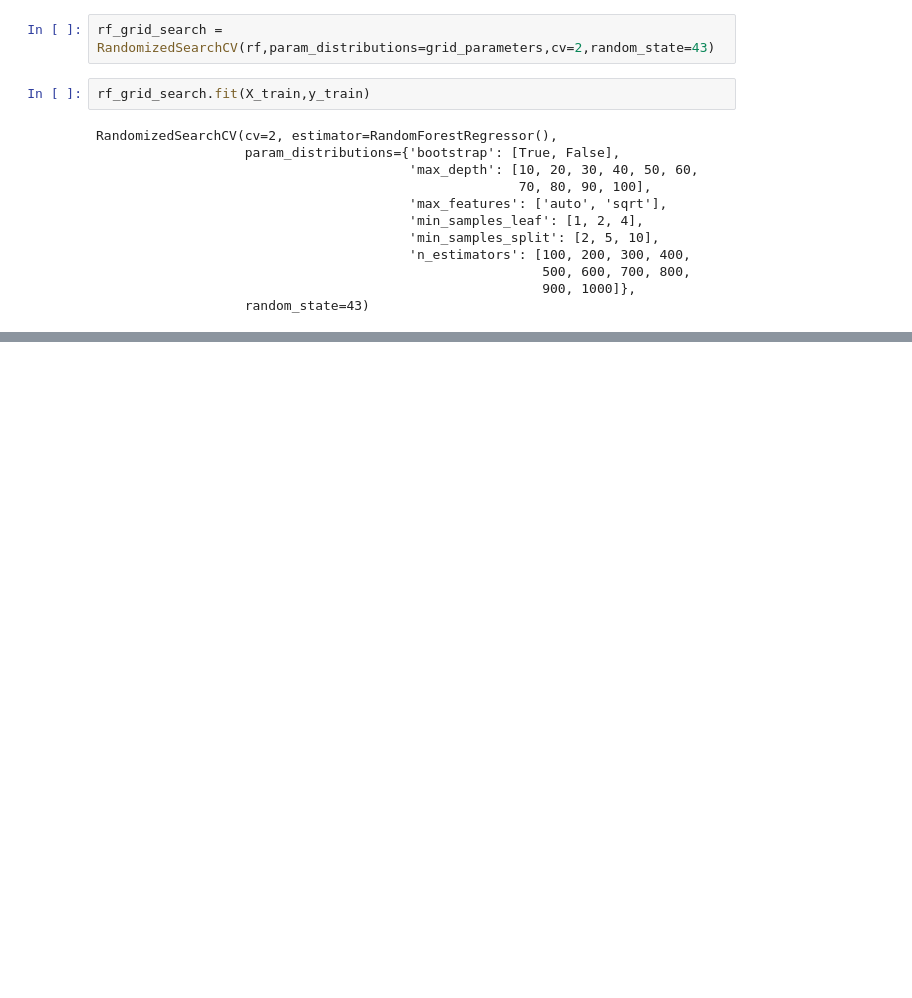
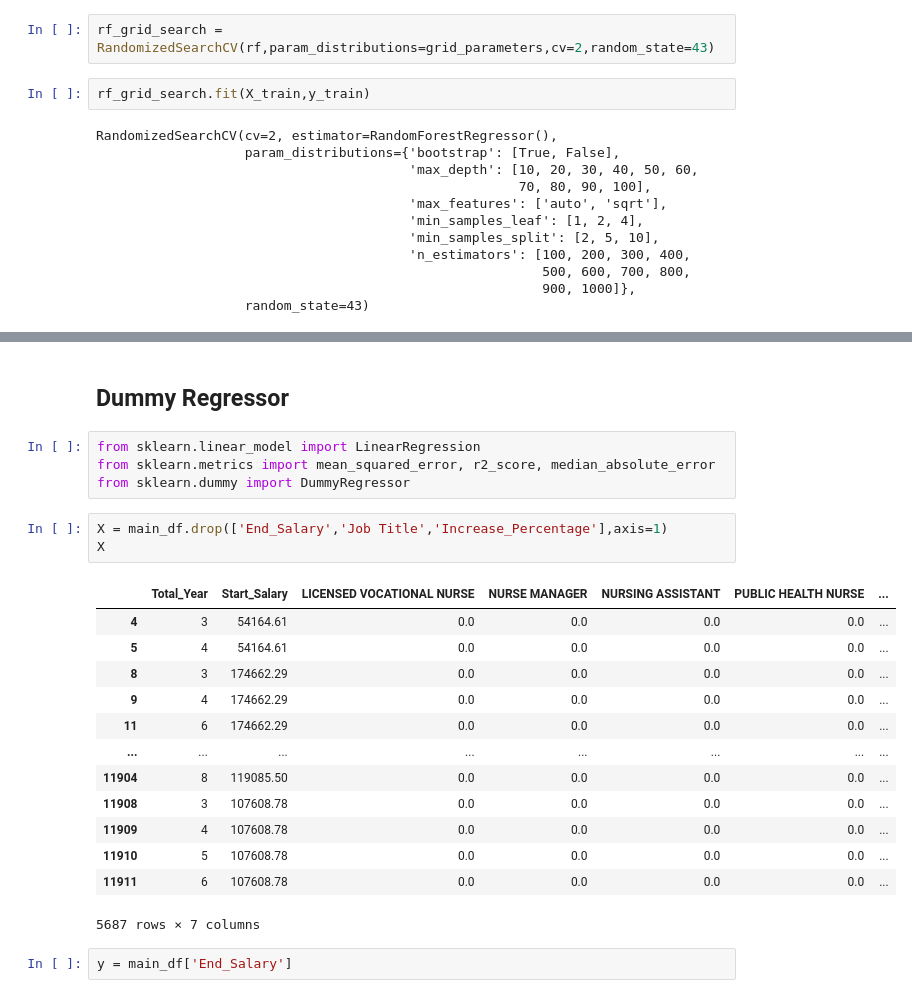
Before and after one commit to Pornpanthongdee/Capstone_project, a Jupyter notebook: notebook/salary-predict.ipynb, the cells around one changed output, grey strips where cells are left out. Drawn from its saved outputs; the diff is of its cells as text; blank space fills up the shorter version.

```diff
--- a/salary-predict.ipynb
+++ b/notebook/salary-predict.ipynb
@@ -590,0 +702,25 @@ RandomizedSearchCV(cv=2, estimator=RandomForestRegressor(),
+# %% [markdown]
+## Dummy Regressor
+# %%
+from sklearn.linear_model import LinearRegression
+from sklearn.metrics import mean_squared_error, r2_score, median_absolute_error
+from sklearn.dummy import DummyRegressor
+# %%
+X = main_df.drop(['End_Salary','Job Title','Increase_Percentage'],axis=1)
+X
+# %% [output]
+|  | Total_Year | Start_Salary | LICENSED VOCATIONAL NURSE | NURSE MANAGER | NURSING ASSISTANT | PUBLIC HEALTH NURSE | ... |
+| 4 | 3 | 54164.61 | 0.0 | 0.0 | 0.0 | 0.0 | ... |
+| 5 | 4 | 54164.61 | 0.0 | 0.0 | 0.0 | 0.0 | ... |
+| 8 | 3 | 174662.29 | 0.0 | 0.0 | 0.0 | 0.0 | ... |
+| 9 | 4 | 174662.29 | 0.0 | 0.0 | 0.0 | 0.0 | ... |
+| 11 | 6 | 174662.29 | 0.0 | 0.0 | 0.0 | 0.0 | ... |
+| ... | ... | ... | ... | ... | ... | ... | ... |
+| 11904 | 8 | 119085.50 | 0.0 | 0.0 | 0.0 | 0.0 | ... |
+| 11908 | 3 | 107608.78 | 0.0 | 0.0 | 0.0 | 0.0 | ... |
+| 11909 | 4 | 107608.78 | 0.0 | 0.0 | 0.0 | 0.0 | ... |
+| 11910 | 5 | 107608.78 | 0.0 | 0.0 | 0.0 | 0.0 | ... |
+| 11911 | 6 | 107608.78 | 0.0 | 0.0 | 0.0 | 0.0 | ... |
+5687 rows × 7 columns
+# %%
+y = main_df['End_Salary']
```
Also changed, not shown: parts of 31 cells of this notebook, 3 other files.
